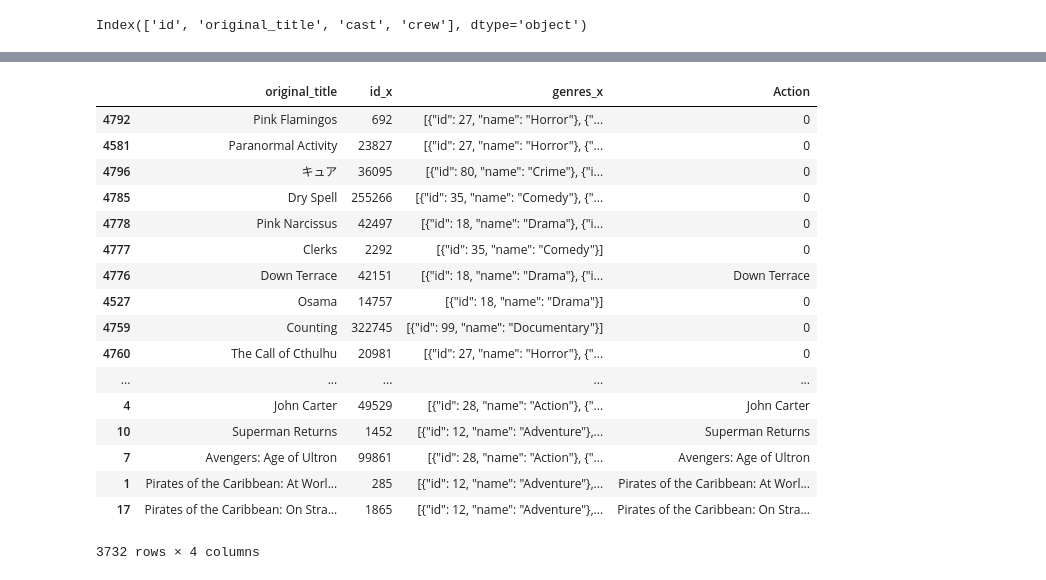
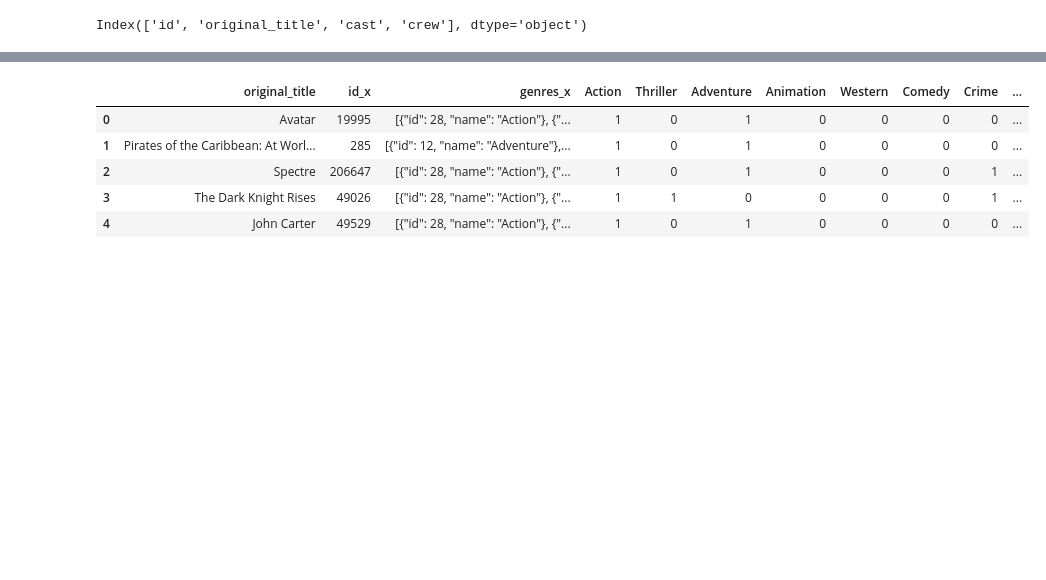
Before and after one commit to amitschechter/movie-posters, a Jupyter notebook: Data_Stats.ipynb, the cells around one changed output, grey strips where cells are left out. Cells and saved outputs as stored; diff of their text form; code cells hidden in the pictures; blank space fills up the shorter version.

Commit message:
vectorization of budgets and a subset of genres. descriptive comments included.

```diff
--- a/Data_Stats.ipynb
+++ b/Data_Stats.ipynb
@@ -165,3 +105,16 @@ df_genres = df_toUse[['original_title', 'id_x', 'genres_x']]
+# %%
+# The following is used to vectorize the genres.
+
+
+###NOTE: by using the following command, we are using the full dataset again,
+###and INCLUDING entries with budgets < minBudget
+
+df_genres = df_merged[['original_title', 'id_x', 'genres_x']]
+
+##### Use this command if you want to make sure we're looking at the
+#### same entries as in df_budgets. i.e. EXCLUDING entries with budgets < minBudget
+
+# df_genres = df_dropped_minBudgets[['original_title', 'id_x', 'genres_x']]
 # %%
 df_genres.head()
 # %% [output]
@@ -174,8 +126,0 @@ df_genres.head()
-# %%
-df_genres['Action'] = df_genres[df_genres['genres_x'].str.contains('Action')]
-df_genres['Action'] = df_genres['Action'].fillna(value=0)
-
-
-# df_genres['Action'] = df_genres.loc[df_genres['genres_x'].str.contains('Action')]
-# to_check = pd.Series(list('Action'))
-# df_genres['Action'] = to_check.isin(df_genres['genres_x'])
@@ -191,0 +127,17 @@ See the caveats in the documentation: http://pandas.pydata.org/pandas-docs/stabl
+# %%
+#We hand picked these genres to featurize to 0/1 entries
+df_genres['Action'] = (df_genres['genres_x'].str.contains('Action'))*1
+df_genres['Thriller'] = (df_genres['genres_x'].str.contains('Thriller'))*1
+df_genres['Adventure'] = (df_genres['genres_x'].str.contains('Adventure'))*1
+df_genres['Animation'] = (df_genres['genres_x'].str.contains('Animation'))*1
+df_genres['Western'] = (df_genres['genres_x'].str.contains('Western'))*1
+df_genres['Comedy'] = (df_genres['genres_x'].str.contains('Comedy'))*1
+df_genres['Crime'] = (df_genres['genres_x'].str.contains('Crime'))*1
+df_genres['Drama'] = (df_genres['genres_x'].str.contains('Drama'))*1
+df_genres['Horror'] = (df_genres['genres_x'].str.contains('Horror'))*1
+df_genres['Romantic comedy'] = (df_genres['genres_x'].str.contains('Romance') & df_genres['genres_x'].str.contains('Comedy'))*1
+
+
+#This provides a count of each genre
+df_totals = np.sum(df_genres[df_genres.columns[3:]])
+df_totals
@@ -192,21 +173,9 @@ See the caveats in the documentation: http://pandas.pydata.org/pandas-docs/stabl
 # %%
-df_genres
+df_genres.head()
 # %% [output]
-|  | original_title | id_x | genres_x | Action |
-| 4792 | Pink Flamingos | 692 | [{"id": 27, "name": "Horror"}, {"... | 0 |
-| 4581 | Paranormal Activity | 23827 | [{"id": 27, "name": "Horror"}, {"... | 0 |
-| 4796 | キュア | 36095 | [{"id": 80, "name": "Crime"}, {"i... | 0 |
-| 4785 | Dry Spell | 255266 | [{"id": 35, "name": "Comedy"}, {"... | 0 |
-| 4778 | Pink Narcissus | 42497 | [{"id": 18, "name": "Drama"}, {"i... | 0 |
-| 4777 | Clerks | 2292 | [{"id": 35, "name": "Comedy"}] | 0 |
-| 4776 | Down Terrace | 42151 | [{"id": 18, "name": "Drama"}, {"i... | Down Terrace |
-| 4527 | Osama | 14757 | [{"id": 18, "name": "Drama"}] | 0 |
-| 4759 | Counting | 322745 | [{"id": 99, "name": "Documentary"}] | 0 |
-| 4760 | The Call of Cthulhu | 20981 | [{"id": 27, "name": "Horror"}, {"... | 0 |
-| ... | ... | ... | ... | ... |
-| 4 | John Carter | 49529 | [{"id": 28, "name": "Action"}, {"... | John Carter |
-| 10 | Superman Returns | 1452 | [{"id": 12, "name": "Adventure"},... | Superman Returns |
-| 7 | Avengers: Age of Ultron | 99861 | [{"id": 28, "name": "Action"}, {"... | Avengers: Age of Ultron |
-| 1 | Pirates of the Caribbean: At Worl... | 285 | [{"id": 12, "name": "Adventure"},... | Pirates of the Caribbean: At Worl... |
-| 17 | Pirates of the Caribbean: On Stra... | 1865 | [{"id": 12, "name": "Adventure"},... | Pirates of the Caribbean: On Stra... |
+|  | original_title | id_x | genres_x | Action | Thriller | Adventure | Animation | Western | Comedy | Crime | ... |
+| 0 | Avatar | 19995 | [{"id": 28, "name": "Action"}, {"... | 1 | 0 | 1 | 0 | 0 | 0 | 0 | ... |
+| 1 | Pirates of the Caribbean: At Worl... | 285 | [{"id": 12, "name": "Adventure"},... | 1 | 0 | 1 | 0 | 0 | 0 | 0 | ... |
+| 2 | Spectre | 206647 | [{"id": 28, "name": "Action"}, {"... | 1 | 0 | 1 | 0 | 0 | 0 | 1 | ... |
+| 3 | The Dark Knight Rises | 49026 | [{"id": 28, "name": "Action"}, {"... | 1 | 1 | 0 | 0 | 0 | 0 | 1 | ... |
+| 4 | John Carter | 49529 | [{"id": 28, "name": "Action"}, {"... | 1 | 0 | 1 | 0 | 0 | 0 | 0 | ... |
-3732 rows × 4 columns
```
Also changed, not shown: parts of 30 cells of this notebook.
